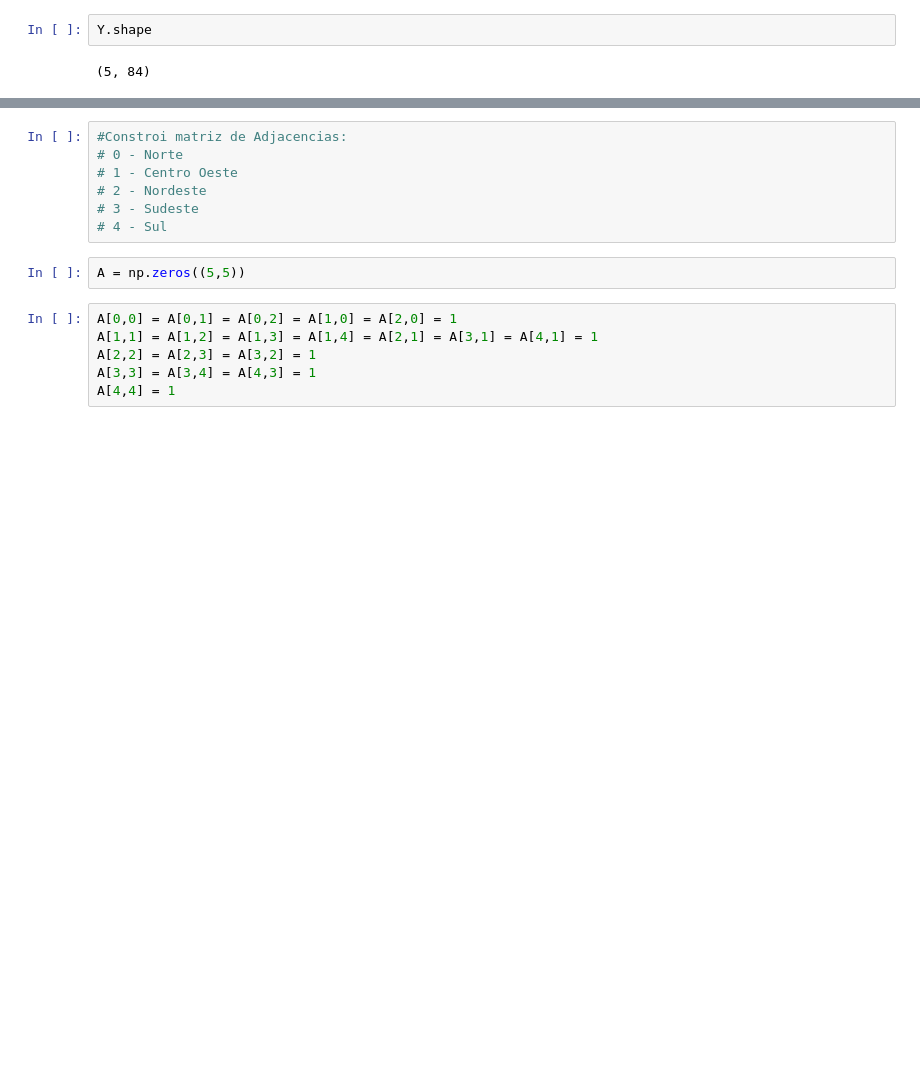
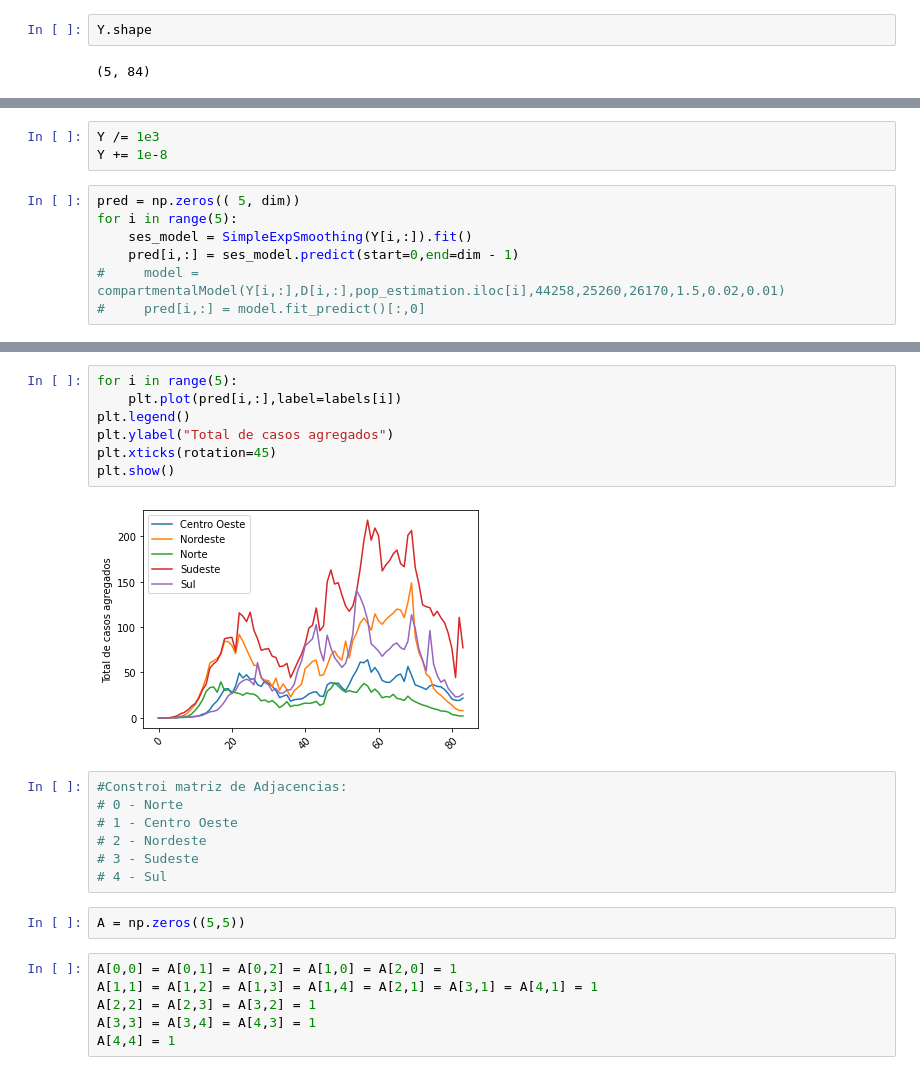
Before and after one commit to FelipeSchreiber/BR_COVID_SPATIAL_TIMESERIES, a Jupyter notebook: ModelingNumberOfCases.ipynb, the cells around one changed output, grey strips where cells are left out. Drawn from its saved outputs; the diff is of its cells as text; blank space fills up the shorter version.

```diff
--- a/ModelingNumberOfCases.ipynb
+++ b/ModelingNumberOfCases.ipynb
@@ -156,0 +158,10 @@ X.shape
+# %%
+Y /= 1e3
+Y += 1e-8
+# %%
+pred = np.zeros(( 5, dim))
+for i in range(5):
+    ses_model = SimpleExpSmoothing(Y[i,:]).fit()
+    pred[i,:] = ses_model.predict(start=0,end=dim - 1)
+#     model = compartmentalModel(Y[i,:],D[i,:],pop_estimation.iloc[i],44258,25260,26170,1.5,0.02,0.01)
+#     pred[i,:] = model.fit_predict()[:,0]
@@ -157,3 +181,12 @@ X.shape
+# %%
+for i in range(5):
+    plt.plot(pred[i,:],label=labels[i])
+plt.legend()
+plt.ylabel("Total de casos agregados")
+plt.xticks(rotation=45)
+plt.show()
+# %% [output]
+[figure, added]
 # %%
 #Constroi matriz de Adjacencias:
 # 0 - Norte
```
Also changed, not shown: parts of 41 cells of this notebook, 2 other files.
